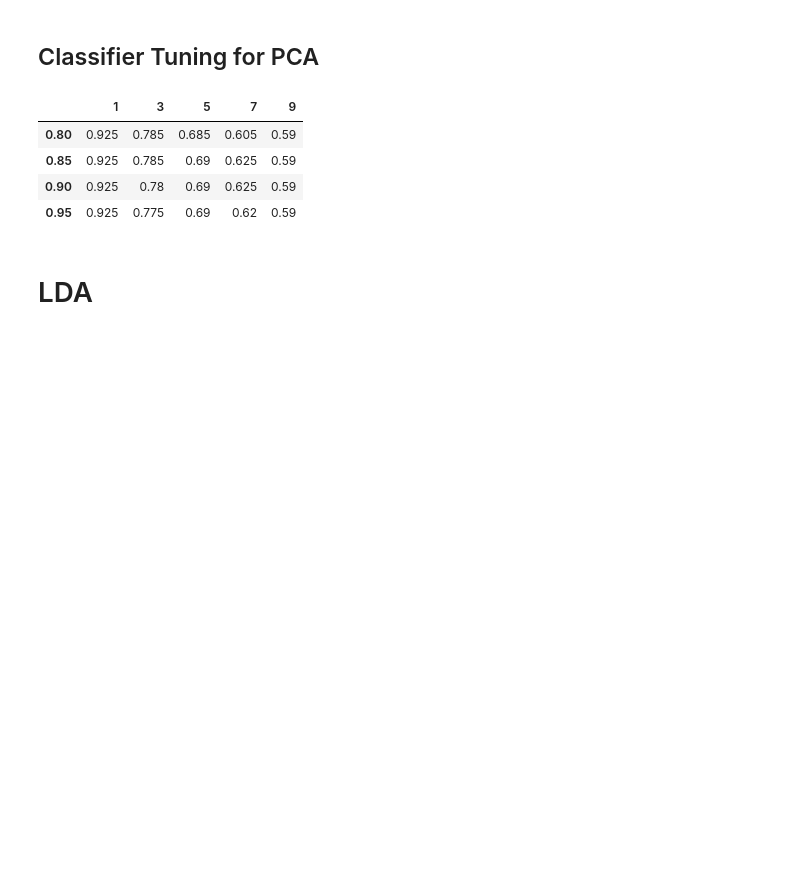
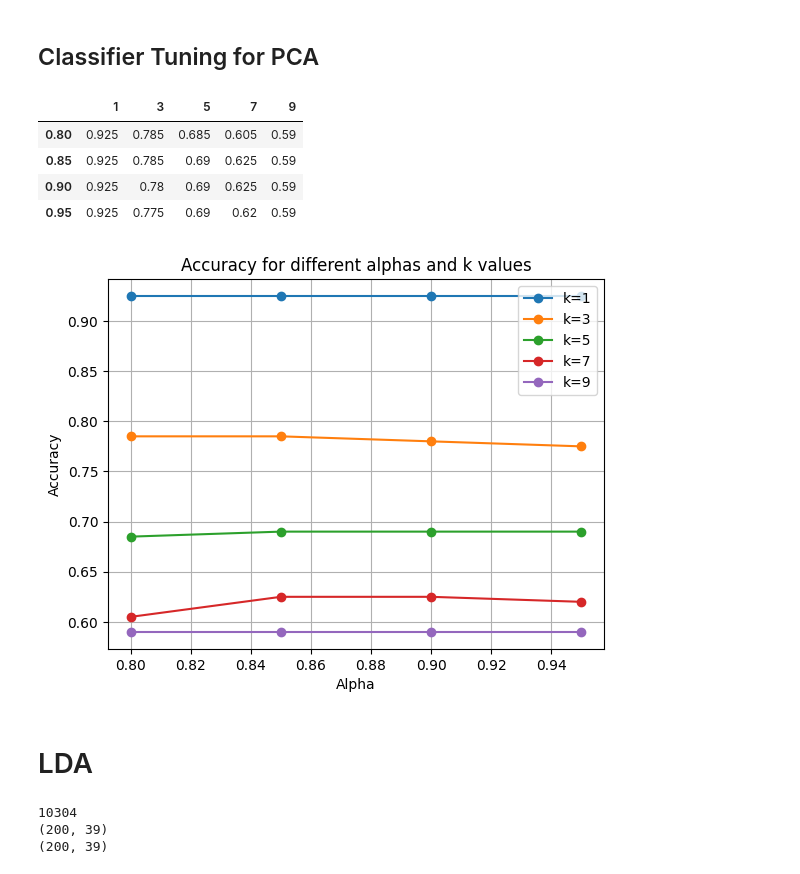
Before and after one commit to ahmedsamir459/Face-Recognition, a Jupyter notebook: PCA_LDA.ipynb, the cells around one changed output. Drawn from its saved outputs; the diff is of its cells as text; code cells hidden in the pictures; blank space fills up the shorter version.

Commit message:
LDA & Visualization

```diff
--- a/PCA_LDA.ipynb
+++ b/PCA_LDA.ipynb
@@ -95,5 +95,5 @@ def get_PCA(X_train, alpha):
 # %%
-def Test(alpha, k):
+def Test_PCA(alpha, k):
     X_train_pca, mean_face, eigenfaces = get_PCA(X_train, alpha)
     X_test_centralized = X_test - mean_face
     X_test_pca = X_test_centralized @ eigenfaces
@@ -102,3 +102,4 @@ def Test(alpha, k):
     y_pred = knn.predict(X_test_pca)
     accuracy = accuracy_score(y_test, y_pred.ravel())
     return accuracy
+print("PCA Accuracy: " + str(Test_PCA(0.95, 1)))
@@ -110,7 +113,7 @@ k_values = [1, 3, 5, 7, 9]
 df = pd.DataFrame(index=alphas, columns=k_values)
 for alpha in alphas:
     for k in k_values:
-        accuracy = Test(alpha, k)
+        accuracy = Test_PCA(alpha, k)
         df.loc[alpha, k] = accuracy
 
 df
@@ -120,5 +123,17 @@ df
 | 0.85 | 0.925 | 0.785 | 0.69 | 0.625 | 0.59 |
 | 0.90 | 0.925 | 0.78 | 0.69 | 0.625 | 0.59 |
 | 0.95 | 0.925 | 0.775 | 0.69 | 0.62 | 0.59 |
+# %%
+for k in k_values:
+    plt.plot(df.index, df[k], marker='o', label=f'k={k}')
+
+plt.xlabel('Alpha')
+plt.ylabel('Accuracy')
+plt.title('Accuracy for different alphas and k values')
+plt.legend(loc = "upper right")
+plt.grid(True)
+plt.show()
+# %% [output]
+[figure, added]
 # %% [markdown]
 # LDA
@@ -124,0 +201,12 @@ df
+# %%
+instances_per_class = np.full(40, 5)
+eigen_values, eigen_vectors = LDA_Eigen(40, instances_per_class, X_train)
+projected_X_train, projected_X_test = LDA_Projected(
+    X_train, X_test, eigen_values, eigen_vectors, 39
+)
+print(projected_X_train.shape)
+print(projected_X_test.shape)
+# %% [output]
+10304
+(200, 39)
+(200, 39)
```
Also changed, not shown: parts of 8 cells of this notebook.
